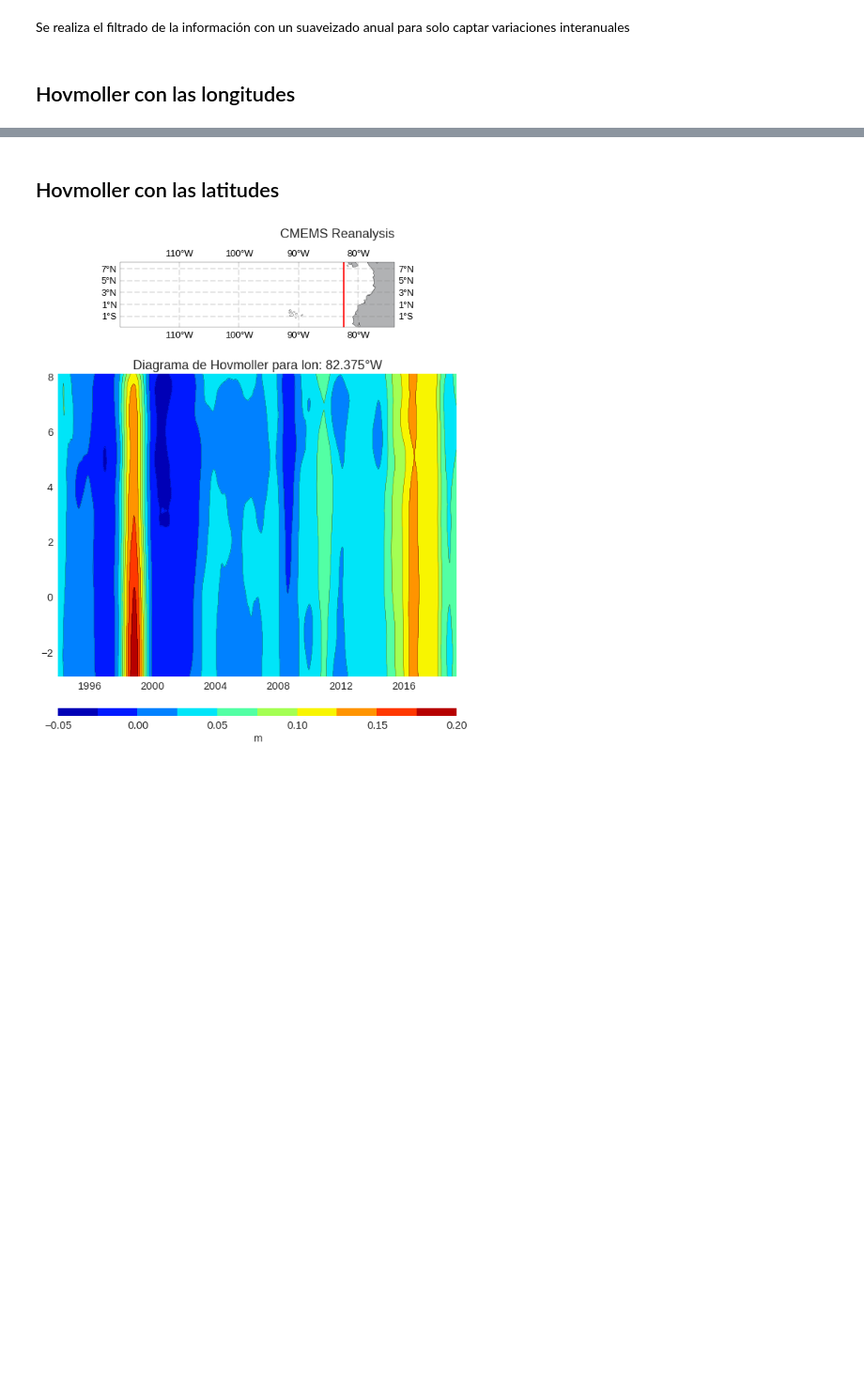
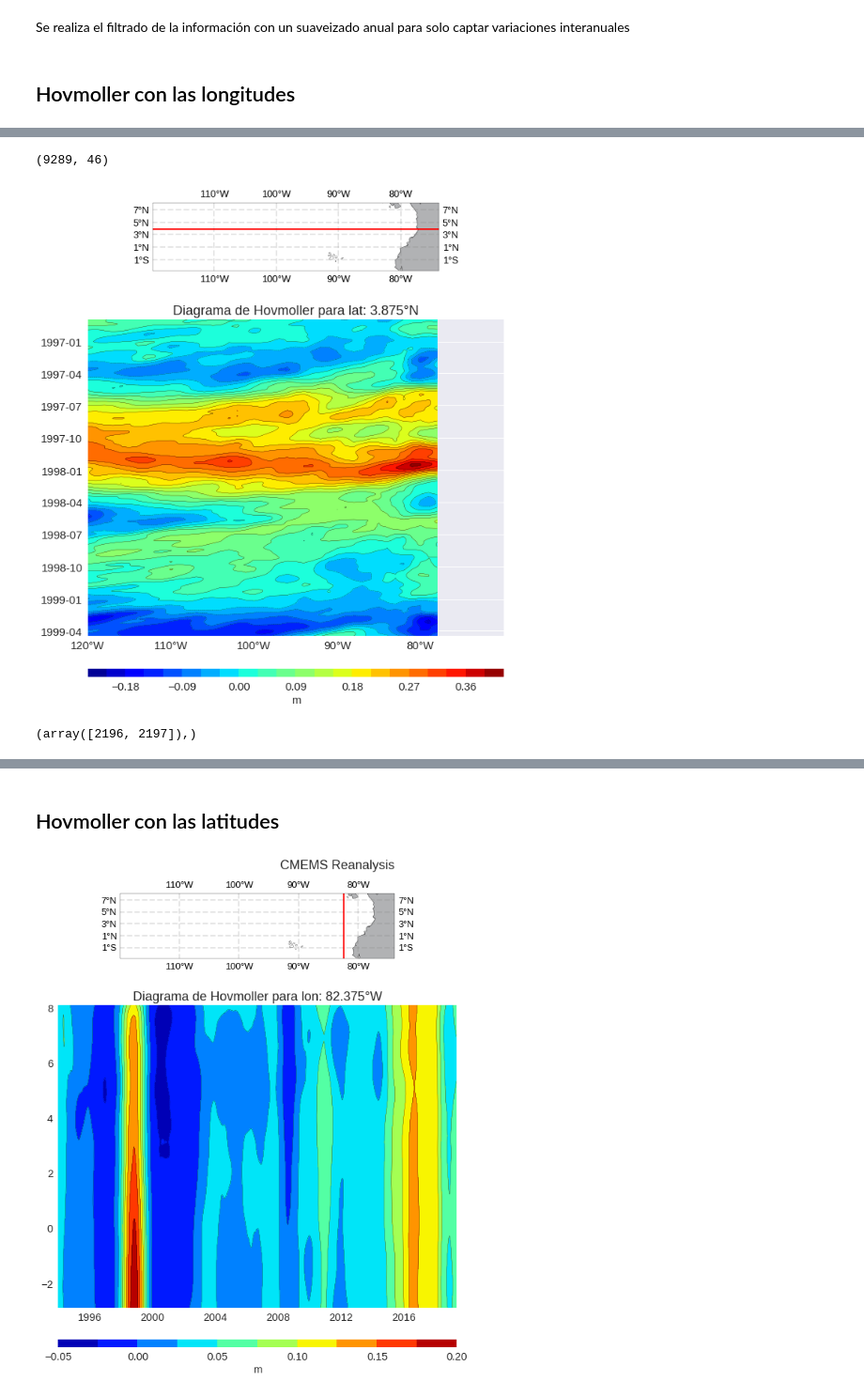
Before and after one commit to FrankAyalaC/Nivel-del-mar-en-Buenaventura, a Jupyter notebook: Scripts/TDG_2020.ipynb, the cells around one changed output, grey strips where cells are left out. Shown at 94% size. Drawn from its saved outputs; the diff is of its cells as text; code cells hidden in the pictures; blank space fills up the shorter version.

```diff
--- a/Scripts/TDG_2020.ipynb
+++ b/Scripts/TDG_2020.ipynb
@@ -176,0 +180,66 @@ ax2.tick_params(labelsize=15)
+# %%
+new_lon=np.arange(240,286,1)
+sla_copy_mod=np.zeros((sla_copy.shape[0],len(new_lon)))
+for i in range(sla_copy.shape[0]):
+    sla_copy_mod[i,:]=np.interp(new_lon,lon,sla_copy[i,27,:])
+# %%
+sla_copy_mod.shape
+# %% [output]
+(9289, 46)
+# %%
+fig=plt.figure(figsize=(10,13))
+
+gs = gsa.GridSpec(nrows=2, ncols=1,height_ratios=[1,6],hspace=0.2)
+
+x_tick_labels = [u'120\N{DEGREE SIGN}W', u'110\N{DEGREE SIGN}W',
+                 u'100\N{DEGREE SIGN}W', u'90\N{DEGREE SIGN}W',
+                 u'80\N{DEGREE SIGN}W']
+
+y_tick_labels = [u'-2\N{DEGREE SIGN}N', u'0\N{DEGREE SIGN}N',
+                 u'2\N{DEGREE SIGN}N', u'4\N{DEGREE SIGN}N',
+                 u'6\N{DEGREE SIGN}N',u'8\N{DEGREE SIGN}N']
+
+xlocs=np.arange(-120, -60, 10)
+ylocs=np.arange(-3,10,2)
+
+# Acerca del primer subplot
+ax1 = fig.add_subplot(gs[0, 0], projection=ccrs.PlateCarree())
+ax1.set_extent([lon[0], lon[-1], lat[0],lat[-1]], ccrs.PlateCarree())
+ax1.coastlines('50m')
+ax1.add_feature(cartopy.feature.LAND, zorder=0,facecolor='#B1B2B4')
+ax1.plot([lon[0],lon[-1]],[lat[27],lat[27]],color='red',transform=ccrs.PlateCarree())
+
+gl = ax1.gridlines(crs=ccrs.PlateCarree(), draw_labels=True,
+                  linewidth=2, color='gray', alpha=0.2, linestyle='--',
+                   xlocs=xlocs,ylocs=ylocs)
+gl.xformatter = LONGITUDE_FORMATTER
+gl.yformatter = LATITUDE_FORMATTER
+gl.xlabel_style = {'size': 13, 'color': 'black'}
+gl.ylabel_style = {'size': 13, 'color': 'black'}
+
+# plt.title('CMEMS Reanalysis',y=1.3, loc='right',fontsize=18)
+
+# Acerca del segundo subplot
+ax2 = fig.add_subplot(gs[1, 0])
+ax2.invert_yaxis()  # Reverse the time order to do oldest first
+ax2.set_title('Diagrama de Hovmoller para lat: '+str(lat[27])+"°N",fontsize=18)
+
+x,y=np.meshgrid(new_lon,new_array)
+cf=ax2.contourf(x,y,sla_copy_mod[:,:],20,cmap="jet")
+cr=ax2.contour(x,y,sla_copy_mod[:,:],20,colors="k",linewidths=0.3)
+cbar = plt.colorbar(cf, orientation='horizontal', pad=0.08, aspect=50)
+cbar.set_label('m',fontsize=15)
+cbar.ax.tick_params(labelsize=15)
+
+ax2.set_xticks(np.array(xlocs)+360)
+ax2.set_xticklabels(x_tick_labels)
+ax2.set_ylim((new_array[2300],new_array[1400]))
+
+ax2.tick_params(labelsize=15)
+plt.savefig('./Plots/hovmoller_lon_mod.png',dpi=600,bbox_inches="tight")
+# %% [output]
+[figure, added]
+# %%
+np.where(new_array==datetime(1999,1,1,0,0))
+# %% [output]
+(array([2196, 2197]),)
```
Also changed, not shown: parts of 5 cells of this notebook, 5 other files.
